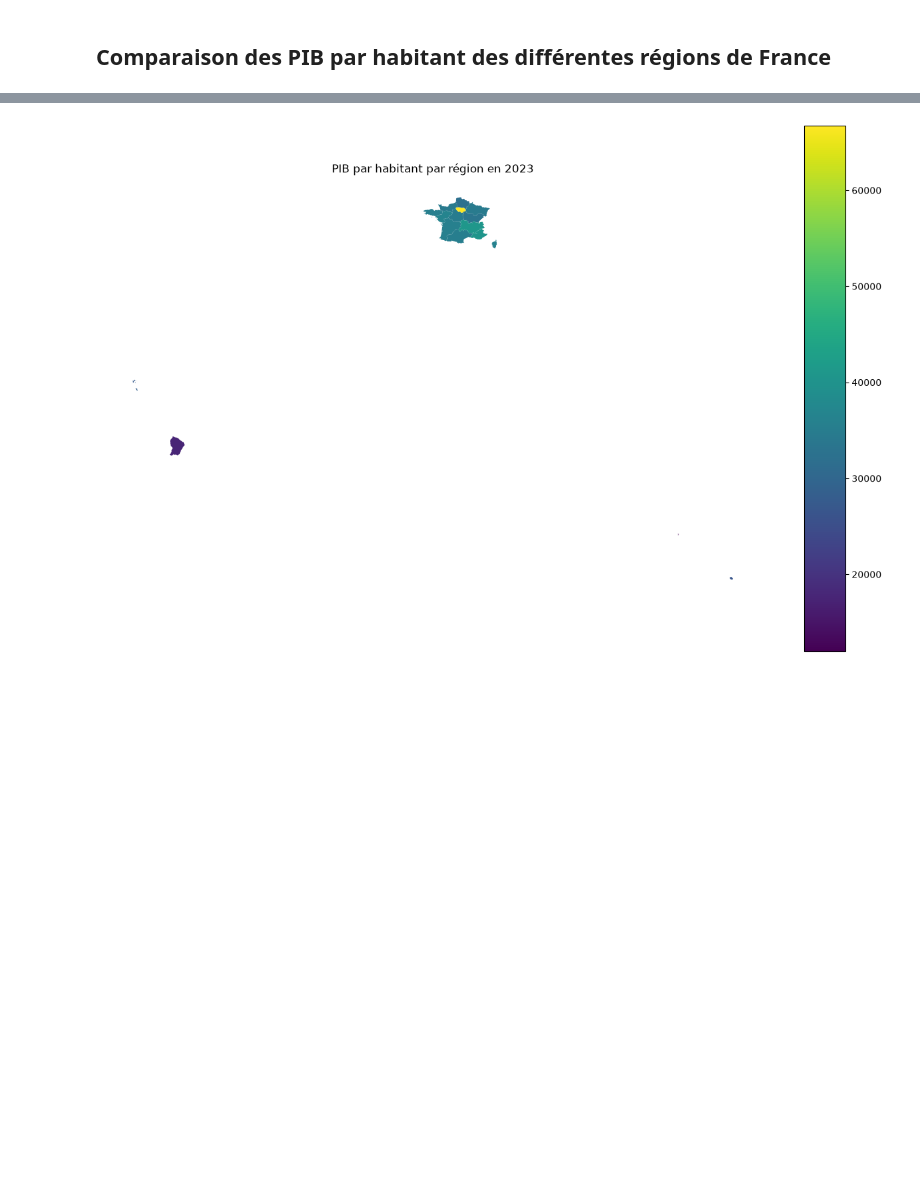
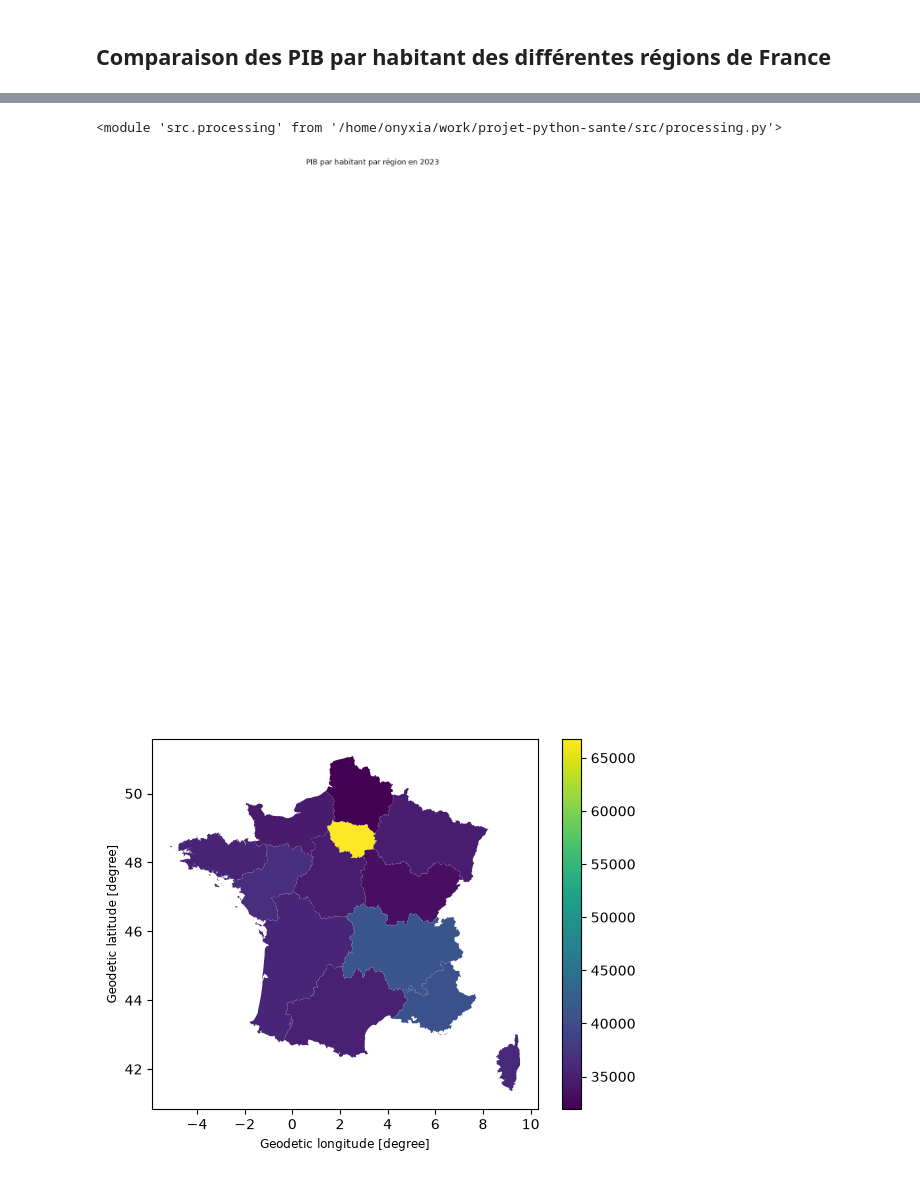
Before and after one commit to ehlld/projet-python-sante, a Jupyter notebook: projet.ipynb, the cells around one changed output, grey strips where cells are left out. Saved outputs shown, nothing was run; the diff lists cells and outputs as text; code cells hidden in the pictures; blank space fills up the shorter version.

Commit message:
Réorganisation du projet : création du dossier src avec les modules processing.py, analyse_descriptive.py et visualisation.py,mise à jour du notebook et suppression du fichier README en trop

```diff
--- a/projet.ipynb
+++ b/projet.ipynb
@@ -36,0 +15,6 @@ display(pib.tail())
+# %%
+pib_brut = projet.extract_pib_brut()
+pib = processing.prepare_pib_data(pib_brut)
+pib_2023 = processing.extract_pib_2023(pib)
+
+print(pib_2023.head())
@@ -37,8 +28,6 @@ display(pib.tail())
 # %%
 # Sélectionner les données de 2023
-pib_2023 = pib[["Région", 2023.0]].copy()
-pib_2023 = pib_2023.rename(columns={2023.0: "PIB_par_habitant"})
-
+pib_2023 = processing.extract_pib_2023(pib)
 display(pib_2023)
 # %% [output]
 |  | Région | PIB_par_habitant |
@@ -76,40 +55,13 @@ plt.show()
+# %%
+import importlib
+from src import processing
+
+importlib.reload(processing)
+# %% [output]
+<module 'src.processing' from '/home/onyxia/work/projet-python-sante/src/processing.py'>
 # %%
-# Charger la carte des régions françaises
-url = "https://france-geojson.gregoiredavid.fr/repo/regions.geojson"
-regions = gpd.read_file(url)
-
-# Renommer la colonne des régions
-regions = regions.rename(columns={"nom": "Région"})
-
-# Corriger les noms des régions
-pib_2023["Région"] = pib_2023["Région"].str.strip()
-
-pib_2023["Région"] = pib_2023["Région"].replace({
-    "Guadeloupe (y compris Saint-Martin)": "Guadeloupe",
-    "Mayotte*": "Mayotte"
-        })
-
-# Retirer les lignes qui ne correspondent pas à des régions
-pib_carte = pib_2023[
-    ~pib_2023["Région"].isin([
-        "France métropolitaine",
-        "France métropolitaine hors île de France",
-        "Départements d'Outre-mer",
-        "France",
-        "Territoire économique de la France"
-    ])
-].copy()
-
-# Associer les données du PIB à la carte
-carte = regions.merge(pib_carte, on="Région", how="left")
-
-# Afficher la carte
-fig, ax = plt.subplots(figsize=(16, 16))
-
-carte.plot( column="PIB_par_habitant", legend=True, ax=ax )
-
-ax.set_title("PIB par habitant par région en 2023")
-ax.axis("off")
-plt.show()
+pib_carte = processing.prepare_pib_map(pib_2023)
+visualisation.plot_carte_pib(pib_carte)
 # %% [output]
-[figure, old version]
+[figure, new version]
+[figure, added]
```
Also changed, not shown: parts of 5 cells of this notebook, 4 other files.
